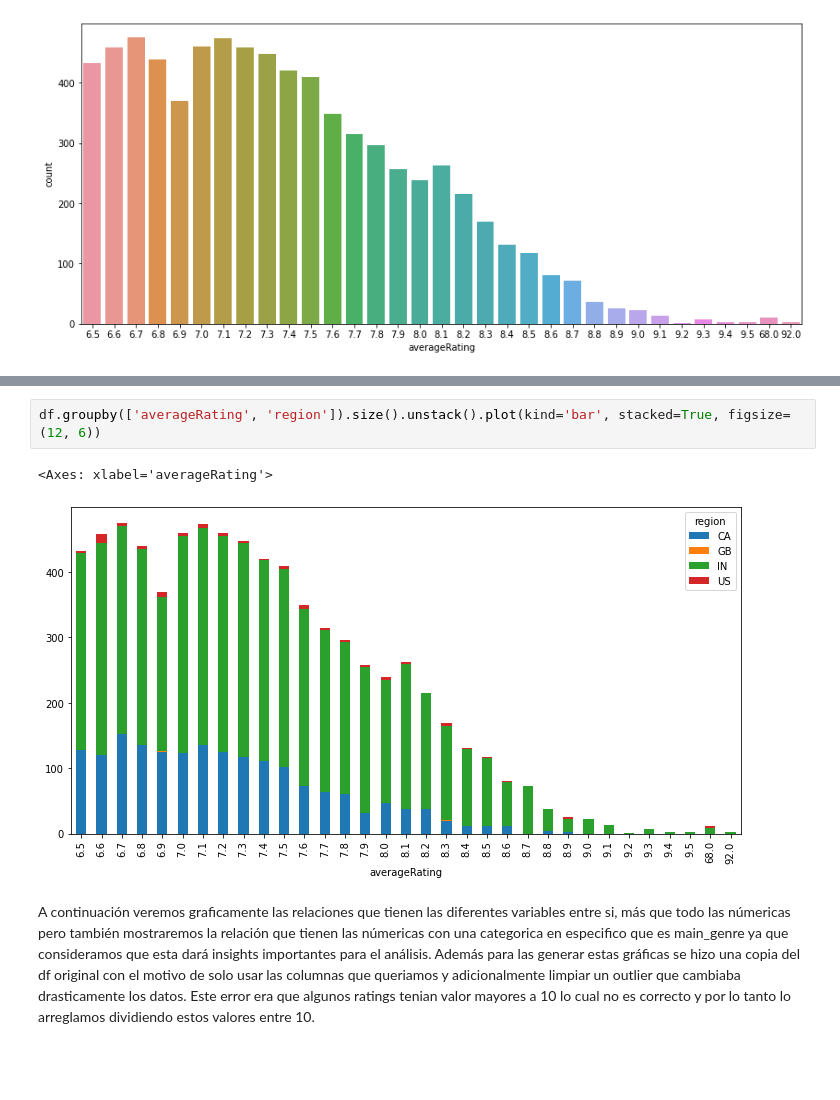
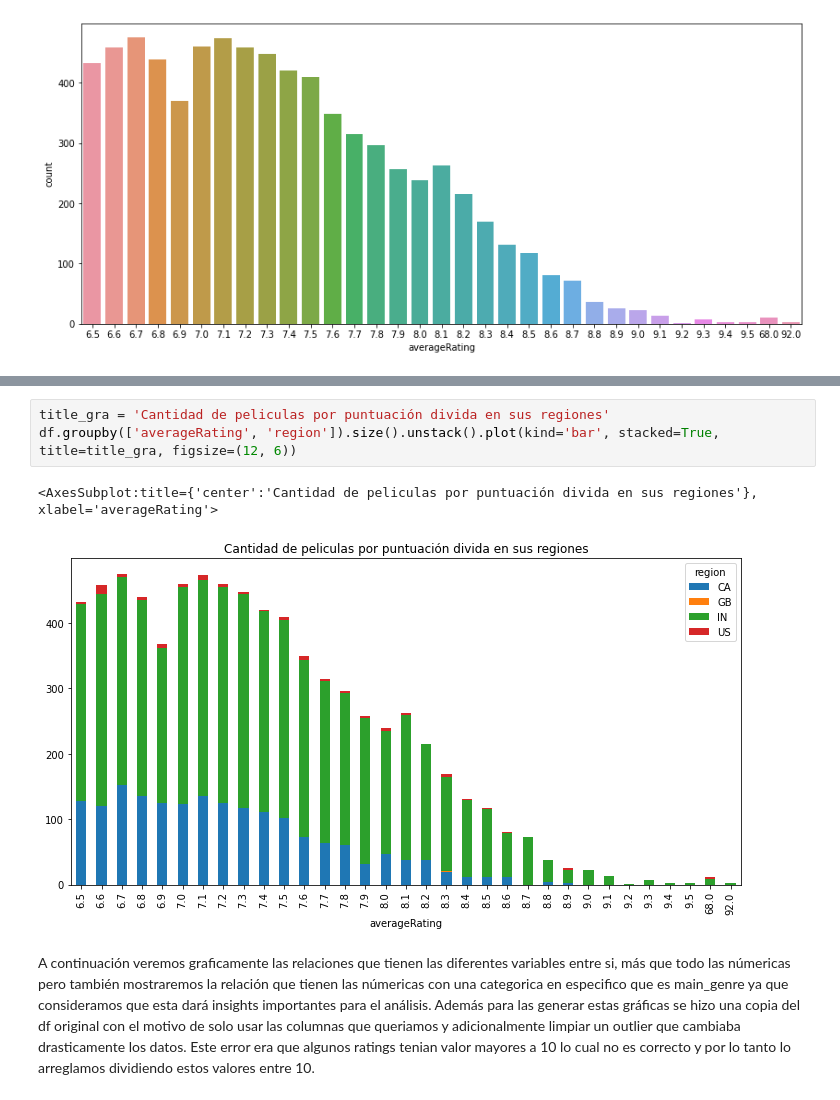
Before and after one commit to montejs3/Bi, a Jupyter notebook: LabBi/lab.ipynb, the cells around one changed output, grey strips where cells are left out. Saved outputs shown, nothing was run; the diff lists cells and outputs as text; blank space fills up the shorter version.

```diff
--- a/LabBi/lab.ipynb
+++ b/LabBi/lab.ipynb
@@ -131,8 +145,9 @@ ax = sns.countplot(x='region', data=df)
 # %%
-df.groupby(['averageRating', 'region']).size().unstack().plot(kind='bar', stacked=True, figsize=(12, 6))
+title_gra = 'Cantidad de peliculas por puntuación divida en sus regiones'
+df.groupby(['averageRating', 'region']).size().unstack().plot(kind='bar', stacked=True, title=title_gra, figsize=(12, 6))
 # %% [output]
-<Axes: xlabel='averageRating'>
+<AxesSubplot:title={'center':'Cantidad de peliculas por puntuación divida en sus regiones'}, xlabel='averageRating'>
-[figure, old version]
+[figure, new version]
 # %% [markdown]
 A continuación veremos graficamente las relaciones que tienen las diferentes variables entre si, más que todo las númericas pero también mostraremos la relación que tienen las númericas con una categorica en especifico que es main_genre ya que consideramos que esta dará insights importantes para el análisis. Además para las generar estas gráficas se hizo una copia del df original con el motivo de solo usar las columnas que queriamos y adicionalmente limpiar un outlier que cambiaba drasticamente los datos. Este error era que algunos ratings tenian valor mayores a 10 lo cual no es correcto y por lo tanto lo arreglamos dividiendo estos valores entre 10.
 # %%
```
Also changed, not shown: parts of 15 cells of this notebook.
